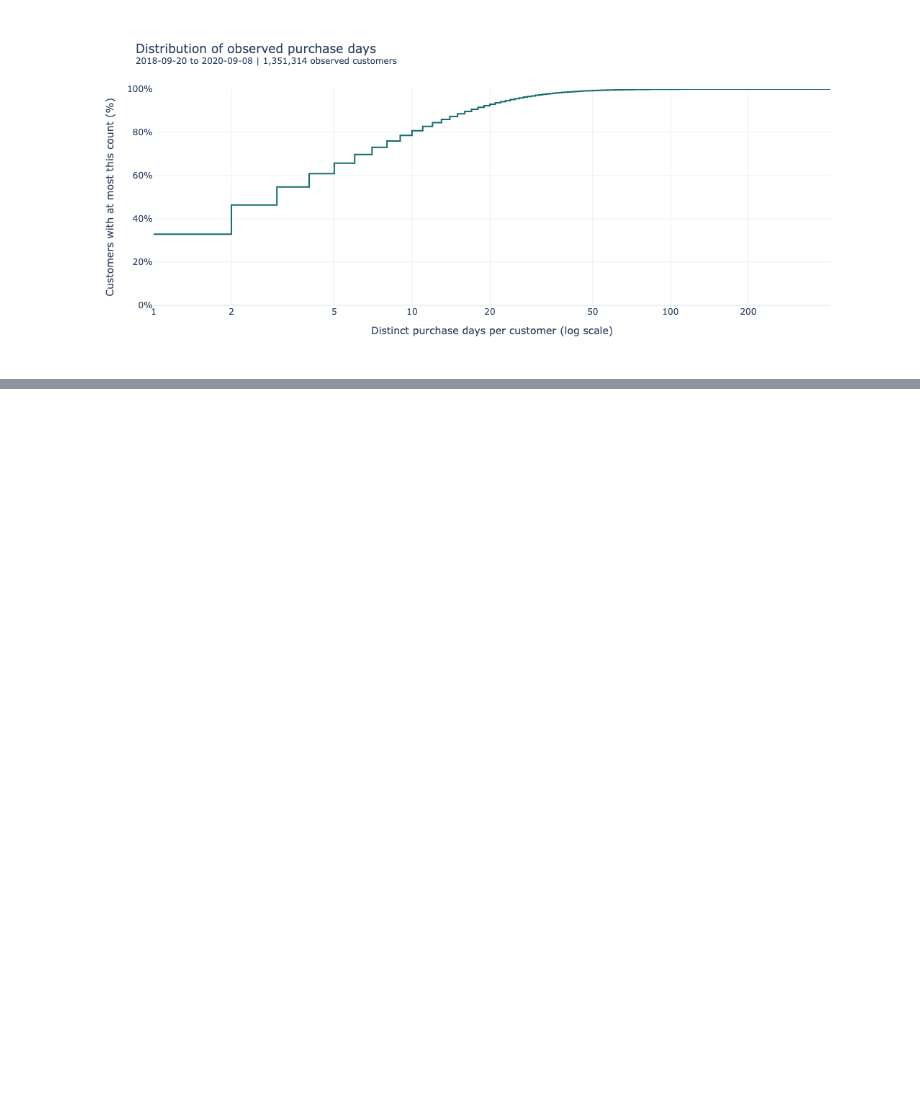
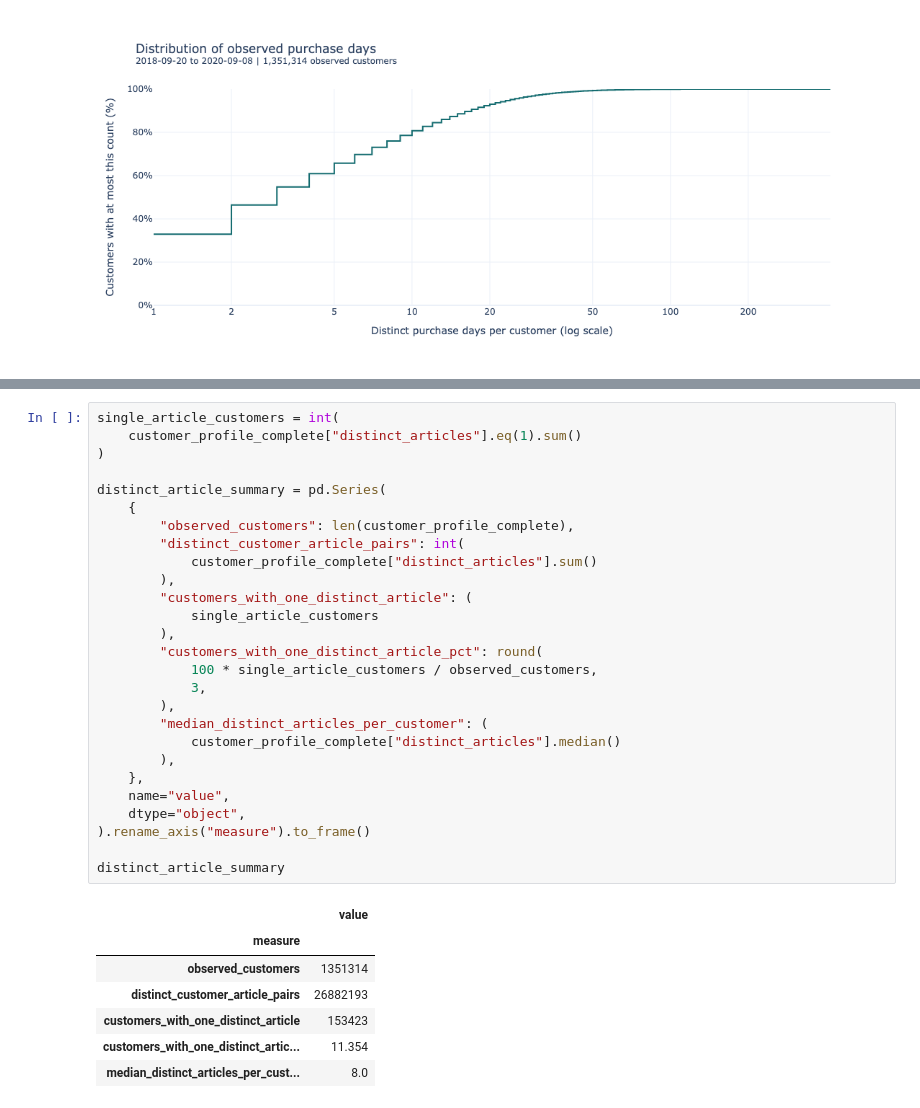
Before and after one commit to Songhai9/atelier-ai-project, a Jupyter notebook: notebooks/behavioral_eda.ipynb, the cells around one changed output, grey strips where cells are left out. Drawn from its saved outputs; the diff is of its cells as text; blank space fills up the shorter version.

```diff
--- a/notebooks/behavioral_eda.ipynb
+++ b/notebooks/behavioral_eda.ipynb
@@ -1305,0 +1488,35 @@ fig.show(
+# %%
+single_article_customers = int(
+    customer_profile_complete["distinct_articles"].eq(1).sum()
+)
+
+distinct_article_summary = pd.Series(
+    {
+        "observed_customers": len(customer_profile_complete),
+        "distinct_customer_article_pairs": int(
+            customer_profile_complete["distinct_articles"].sum()
+        ),
+        "customers_with_one_distinct_article": (
+            single_article_customers
+        ),
+        "customers_with_one_distinct_article_pct": round(
+            100 * single_article_customers / observed_customers,
+            3,
+        ),
+        "median_distinct_articles_per_customer": (
+            customer_profile_complete["distinct_articles"].median()
+        ),
+    },
+    name="value",
+    dtype="object",
+).rename_axis("measure").to_frame()
+
+distinct_article_summary
+# %% [output]
+|  | value |
+| measure |  |
+| observed_customers | 1351314 |
+| distinct_customer_article_pairs | 26882193 |
+| customers_with_one_distinct_article | 153423 |
+| customers_with_one_distinct_artic... | 11.354 |
+| median_distinct_articles_per_cust... | 8.0 |
```
Also changed, not shown: parts of 9 cells of this notebook.
